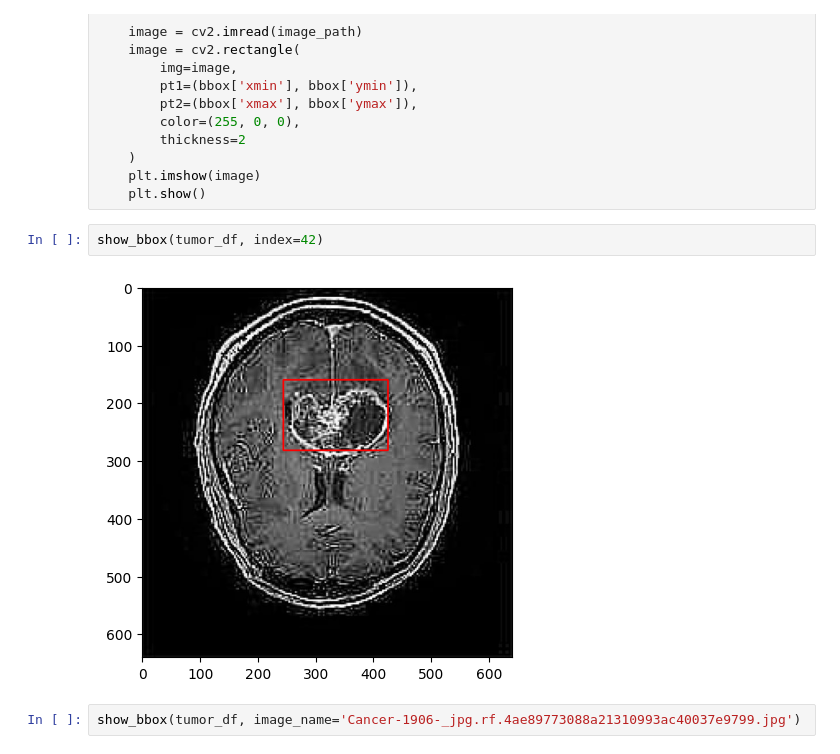
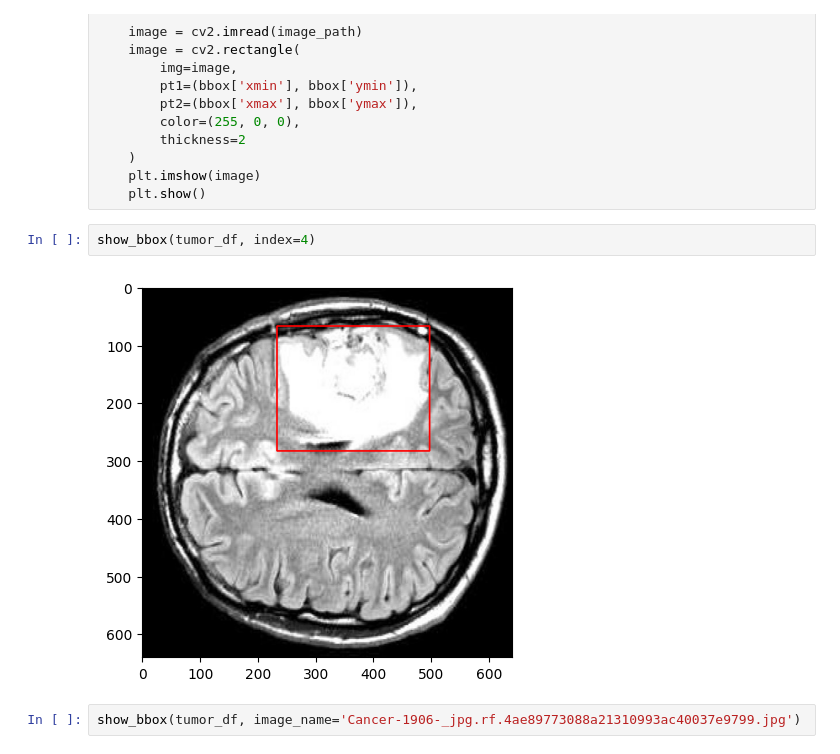
Before and after one commit to MinhHuuNguyen/python-practice, a Jupyter notebook: pytorch/object_detection/brain_tumor_detection_visualization.ipynb, the cells around one changed output. Drawn from its saved outputs; the diff is of its cells as text.

Commit message:
Finish demo brain_tumor_detection

```diff
--- a/pytorch/object_detection/brain_tumor_detection_visualization.ipynb
+++ b/pytorch/object_detection/brain_tumor_detection_visualization.ipynb
@@ -65,9 +65,9 @@ def show_bbox(tumor_df, index=-1, image_name=''):
     plt.imshow(image)
     plt.show()
 # %%
-show_bbox(tumor_df, index=42)
+show_bbox(tumor_df, index=4)
 # %% [output]
-[figure, old version]
+[figure, new version]
 # %%
 show_bbox(tumor_df, image_name='Cancer-1906-_jpg.rf.4ae89773088a21310993ac40037e9799.jpg')
 # %% [output]
```
Also changed, not shown: 3 other files.
